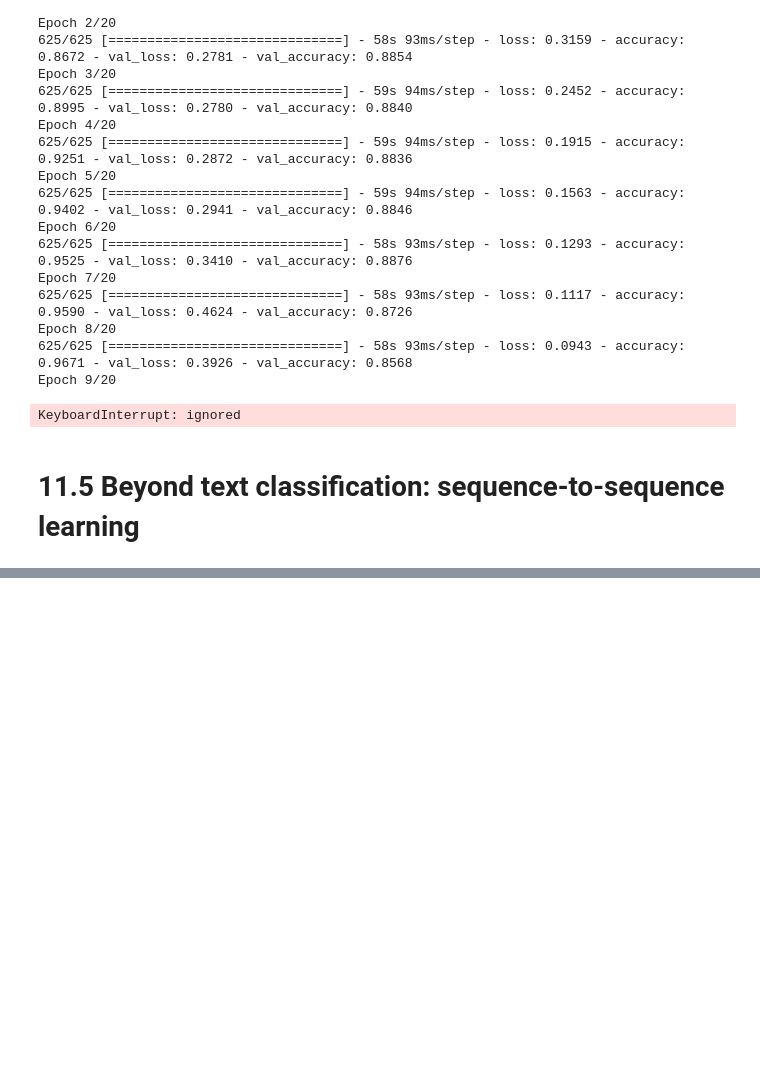
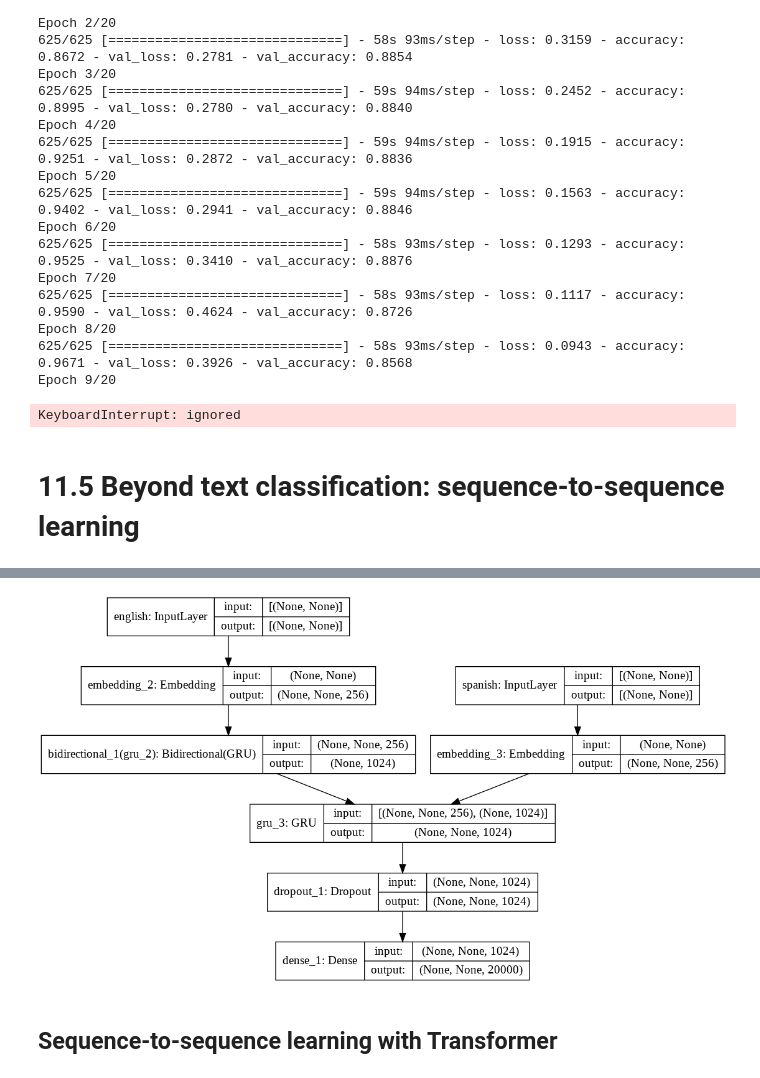
Before and after one commit to bloyal/Deep-Learning-with-Python, a Jupyter notebook: Deep_Learning_with_Python_Chapter_11.ipynb, the cells around one changed output, grey strips where cells are left out. Cells and saved outputs as stored; diff of their text form; code cells hidden in the pictures; blank space fills up the shorter version.

```diff
--- a/Deep_Learning_with_Python_Chapter_11.ipynb
+++ b/Deep_Learning_with_Python_Chapter_11.ipynb
@@ -874,0 +1010,32 @@ print(f"Test acc: {model.evaluate(int_test_ds)[1]:.3f}")
+# %%
+vocab_size = 20000
+embed_dim = 256
+num_heads = 2
+dense_dim = 32
+# %%
+# Listing 11.30 GRU-based encoder
+from tensorflow import keras
+from tensorflow.keras import layers
+
+embed_dim = 256
+latent_dim = 1024
+
+source = keras.Input(shape=(None,), dtype="int64", name="english")
+x = layers.Embedding(vocab_size, embed_dim, mask_zero=True)(source)
+encoded_source = layers.Bidirectional(layers.GRU(latent_dim), merge_mode="sum")(x)
+# %%
+# Listing 11.31 GRU-based decoder and the end-to-end model
+past_target = keras.Input(shape=(None,), dtype="int64", name="spanish")
+x = layers.Embedding(vocab_size, embed_dim, mask_zero=True)(past_target)
+decoder_gru = layers.GRU(latent_dim, return_sequences=True)
+x = decoder_gru(x, initial_state=encoded_source)
+x = layers.Dropout(0.5)(x)
+target_next_step = layers.Dense(vocab_size, activation="softmax")(x)
+seq2seq_rnn = keras.Model([source, past_target], target_next_step)
+# %%
+# Listing 11.32 Training our recurrent sequence-to-sequence model
+seq2seq_rnn.compile(
+    optimizer="rmsprop",
+    loss="sparse_categorical_crossentropy",
+    metrics=["accuracy"])
+seq2seq_rnn.fit(train_ds, epochs=3, validation_data=val_ds)
@@ -874,0 +1115,6 @@ print(f"Test acc: {model.evaluate(int_test_ds)[1]:.3f}")
+# %%
+keras.utils.plot_model(seq2seq_rnn, show_shapes=True)
+# %% [output]
+[figure, added]
+# %% [markdown]
+## Sequence-to-sequence learning with Transformer
```
Also changed, not shown: parts of 20 cells of this notebook.
